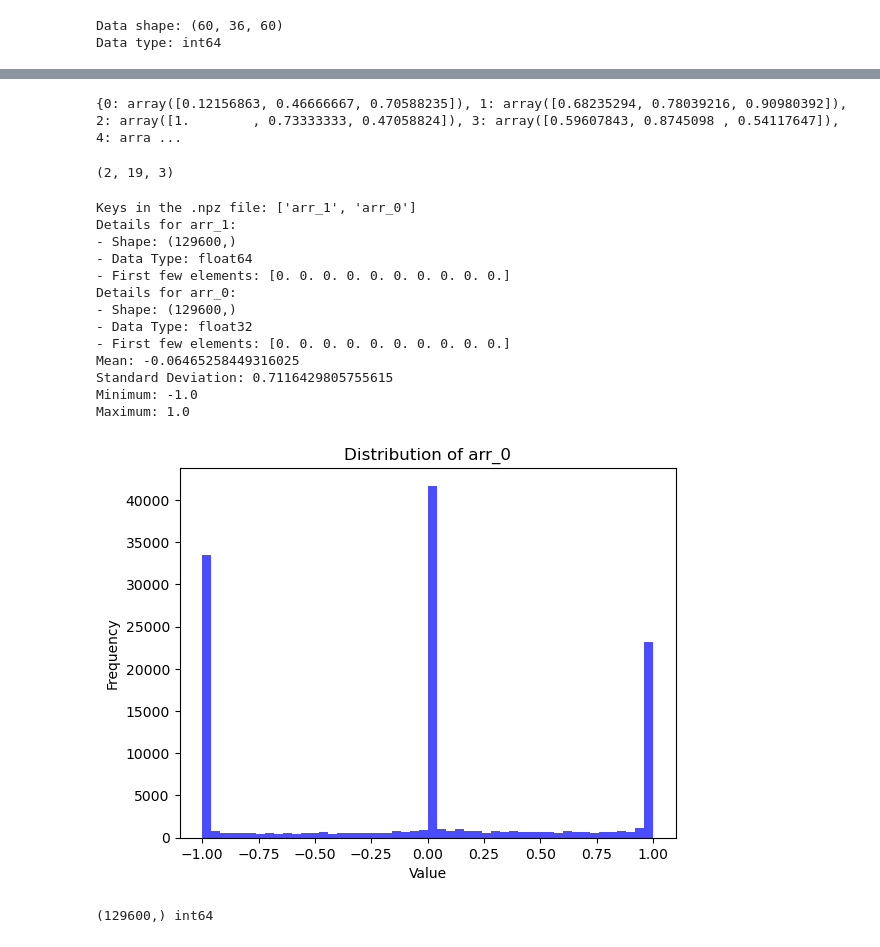
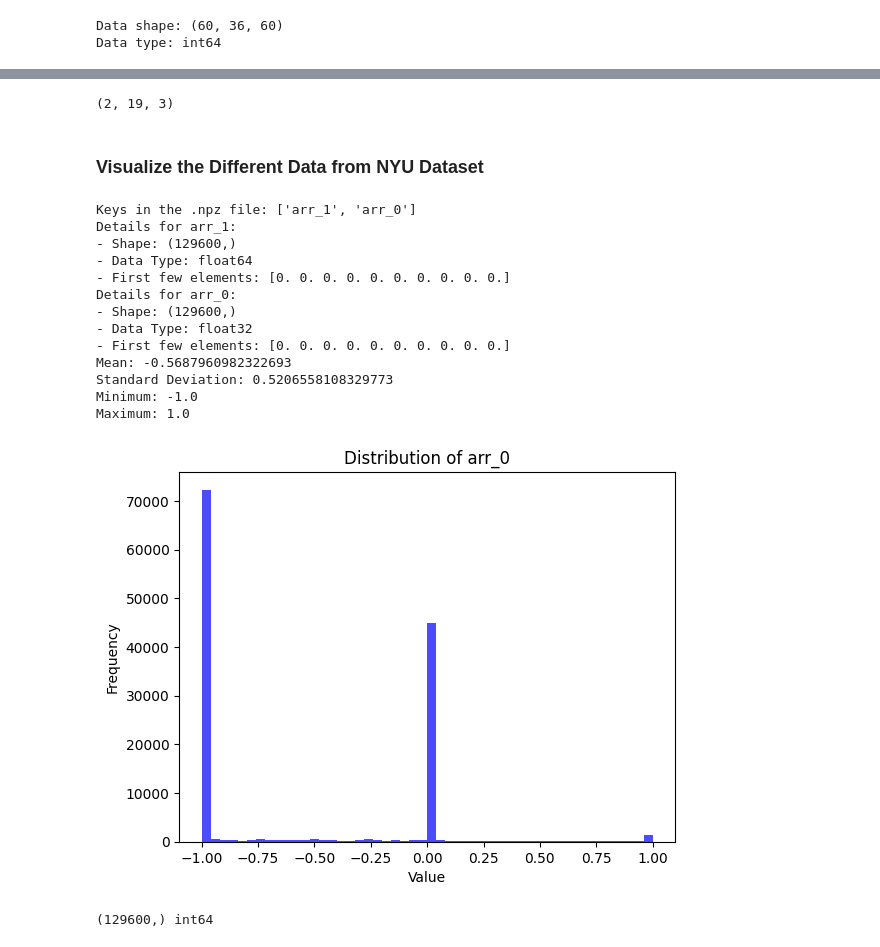
Before and after one commit to lorinachey/TorchSSC, a Jupyter notebook: visualizer.ipynb, the cells around one changed output, grey strips where cells are left out. Saved outputs shown, nothing was run; the diff lists cells and outputs as text; code cells hidden in the pictures.

Commit message:
Add the updated visualization cells for point clouds or voxel grid display

```diff
--- a/visualizer.ipynb
+++ b/visualizer.ipynb
@@ -32,21 +108,27 @@ Label distribution: {0: 49793, 1: 3930, 2: 3522, 3: 19470, 4: 220, 5: 641, 6: 85
 # %%
-# Single File Visualization
+
+# Single File Visualization Using Point Clouds
 
 import matplotlib.pyplot as plt
 import numpy as np
 import open3d as o3d
 
+from PIL import Image
+
 
 # Load your semantic labeling data
-data = np.load('model/sketch.nyu/results/1194.npy')
+data = np.load('model/sketch.nyu/results_sketch/1090.npy')
+
+corresponding_rgb_image = Image.open("DATA/NYU-Original/RGB/NYU1090_colors.png")
+corresponding_rgb_image.show()
+
 
 # Generate a colormap with 12 distinct colors
-cmap = plt.get_cmap("tab20")  # 'tab20' has 20 distinct colors
-colors = cmap(np.linspace(0, 1, 12))  # Generate 12 colors
+cmap = plt.get_cmap("tab20")
+colors = cmap(np.linspace(0, 1, 12))
 
-# Create a mapping from labels to colors (in RGB format expected by Open3D)
+# Create a mapping from labels to colors
 label_to_color = {label: colors[label][:3] for label in range(12)}
-# print(label_to_color)
 
 # Create a point cloud where each point represents a voxel's center, colored by its semantic label
 points = []
@@ -57,10 +139,11 @@ for i in range(data.shape[0]):
         for k in range(data.shape[2]):
             label = data[i, j, k]
             if label in label_to_color:  # Check if the label has a defined color
-                # Add the voxel center point (adjust the scaling as needed)
-                points.append([i, j, k])
-                # Add the color corresponding to the label
-                colors.append(label_to_color[label])
+                if label not in [0, 10]:
+                    # Add the voxel center point (adjust the scaling as needed)
+                    points.append([i, j, k])
+                    # Add the color corresponding to the label
+                    colors.append(label_to_color[label])
 
 # Convert lists to NumPy arrays
 points = np.array(points)
@@ -72,13 +155,13 @@ pcd.points = o3d.utility.Vector3dVector(points)
 pcd.colors = o3d.utility.Vector3dVector(colors)
 
 o3d.visualization.draw_geometries([pcd])
-# %% [output]
-{0: array([0.12156863, 0.46666667, 0.70588235]), 1: array([0.68235294, 0.78039216, 0.90980392]), 2: array([1.        , 0.73333333, 0.47058824]), 3: array([0.59607843, 0.8745098 , 0.54117647]), 4: arra ...
 # %%
 import torch
 print(torch.cuda.nccl.version())
 # %% [output]
 (2, 19, 3)
+# %% [markdown]
+### Visualize the Different Data from NYU Dataset
 # %%
 # Load and visualize the TSDF data
 
@@ -87,7 +170,7 @@ import matplotlib.pyplot as plt
 
 # data = np.load('DATA/scene-sense/sketch3D/sample_pc.npy')
 
-file_path = 'DATA/NYU/TSDF/0006.npz'
+file_path = 'DATA/NYU-Original/TSDF/0002.npz'
 data = np.load(file_path)
 
 # List all keys (array names) in the .npz file
@@ -108,36 +191,36 @@ arr_0 = data['arr_0']
 # Calculate basic statistics
 mean_arr_0 = np.mean(arr_0)
 std_dev_arr_0 = np.std(arr_0)
 min_arr_0 = np.min(arr_0)
 max_arr_0 = np.max(arr_0)
 
 # Print statistics
 print(f"Mean: {mean_arr_0}")
 print(f"Standard Deviation: {std_dev_arr_0}")
 print(f"Minimum: {min_arr_0}")
 print(f"Maximum: {max_arr_0}")
 
 # Visualize the distribution with a histogram
 plt.hist(arr_0, bins=50, color='blue', alpha=0.7)
 plt.title('Distribution of arr_0')
 plt.xlabel('Value')
 plt.ylabel('Frequency')
 plt.show()
 # %% [output]
 Keys in the .npz file: ['arr_1', 'arr_0']
 Details for arr_1:
 - Shape: (129600,)
 - Data Type: float64
 - First few elements: [0. 0. 0. 0. 0. 0. 0. 0. 0. 0.]
 Details for arr_0:
 - Shape: (129600,)
 - Data Type: float32
 - First few elements: [0. 0. 0. 0. 0. 0. 0. 0. 0. 0.]
-Mean: -0.06465258449316025
-Standard Deviation: 0.7116429805755615
+Mean: -0.5687960982322693
+Standard Deviation: 0.5206558108329773
 Minimum: -1.0
 Maximum: 1.0
-[figure, old version]
+[figure, new version]
 # %%
 # Generate MAPPING files that match the NYU dataset distribution but have the correct dimensions for our dataset.
 # We have to do this or we get CUDA out of dimension assertion errors trying to index into tensors.
```
Also changed, not shown: parts of 4 cells of this notebook.
